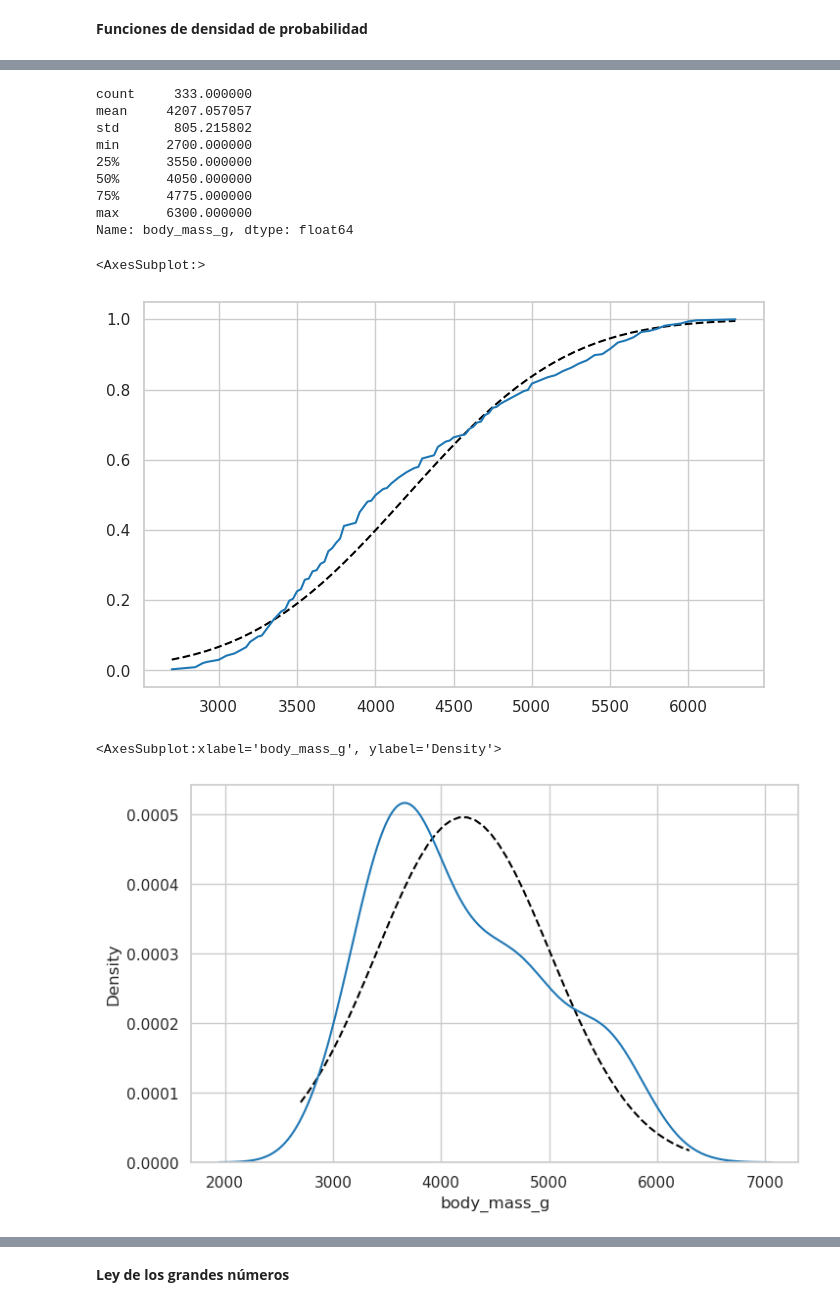
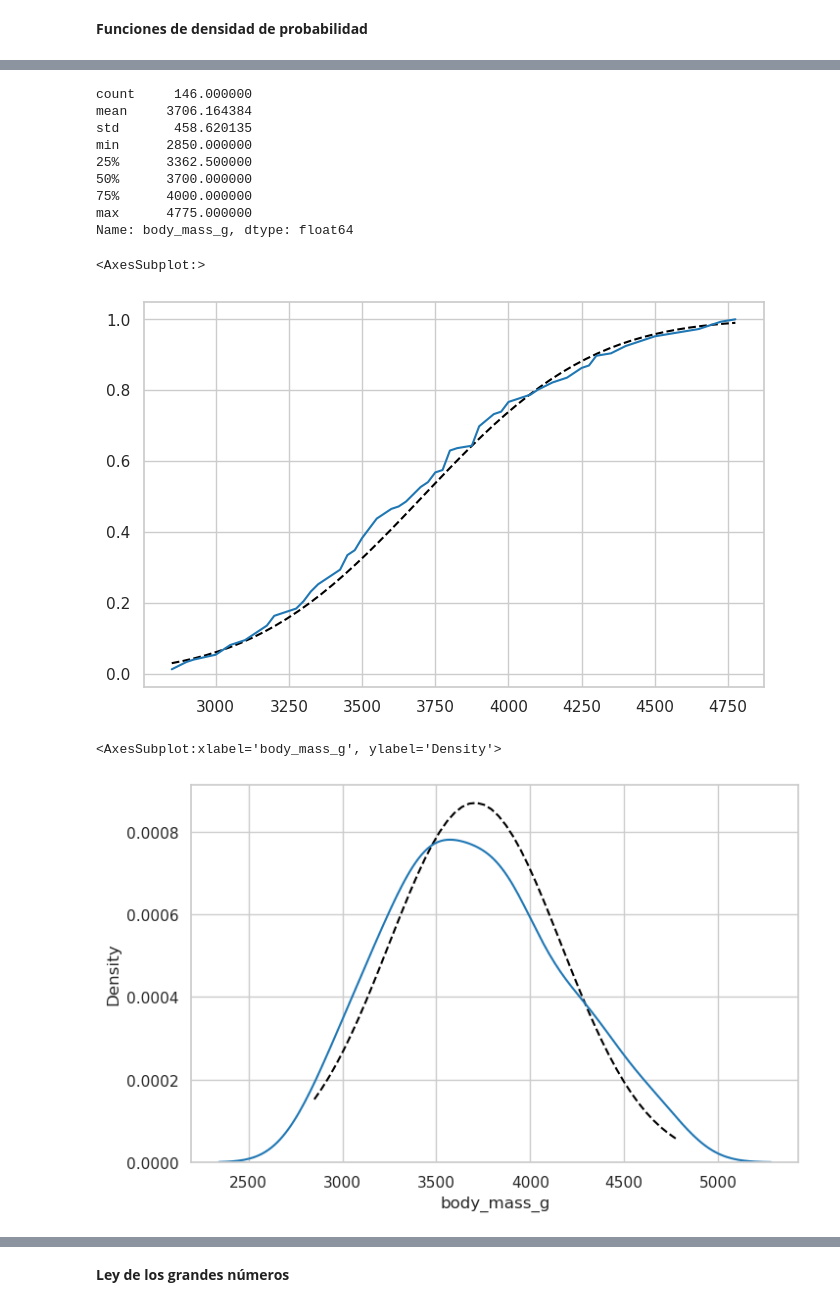
Before and after one commit to miguelfsosa/exploratory_analisis_penguin, a Jupyter notebook: Analisis_Exploratorio.ipynb, the cells around one changed output, grey strips where cells are left out. Drawn from its saved outputs; the diff is of its cells as text; code cells hidden in the pictures.

```diff
--- a/Analisis_Exploratorio.ipynb
+++ b/Analisis_Exploratorio.ipynb
@@ -739,15 +712,15 @@ sns.kdeplot(
 # %%
-stats = process_penguin_df.body_mass_g.describe()
+stats = process_penguin_df.query("species == 'Adelie'").body_mass_g.describe()
 stats
 # %% [output]
-count     333.000000
-mean     4207.057057
-std       805.215802
-min      2700.000000
-25%      3550.000000
-50%      4050.000000
-75%      4775.000000
-max      6300.000000
+count     146.000000
+mean     3706.164384
+std       458.620135
+min      2850.000000
+25%      3362.500000
+50%      3700.000000
+75%      4000.000000
+max      4775.000000
 Name: body_mass_g, dtype: float64
 # %%
 xs = np.linspace(stats['min'], stats['max'])
@@ -759,27 +732,27 @@ plt.plot(xs, ys, color = 'black', linestyle = 'dashed')
 #Graficamos la función de probabilidad acumulada
 
 empiricaldist.Cdf.from_seq(
-    process_penguin_df.body_mass_g,
+    process_penguin_df.query("species == 'Adelie'").body_mass_g,
     normalize = True
 ).plot() #Línea azul
 # %% [output]
 <AxesSubplot:>
-[figure, old version]
+[figure, new version]
 # %%
 xs = np.linspace(stats['min'], stats['max'])
 ys = scipy.stats.norm(stats['mean'], stats['std']).pdf(xs)
 
 plt.plot(xs, ys, color = 'black', linestyle = 'dashed')
 
 #La línea punteada muestra el comportamiento de las probabilidades si los datos siguieran una distribución normal
 #Graficamos la función de probabilidad acumulada
 
 sns.kdeplot(
-    data = process_penguin_df,
+    data = process_penguin_df.query("species == 'Adelie'"),
     x = 'body_mass_g'
 )
 # %% [output]
 <AxesSubplot:xlabel='body_mass_g', ylabel='Density'>
-[figure, old version]
+[figure, new version]
 # %% [markdown]
 A partir de estos dos contrastes entre la distribución teórica y la real,
```
Also changed, not shown: parts of 31 cells of this notebook.
